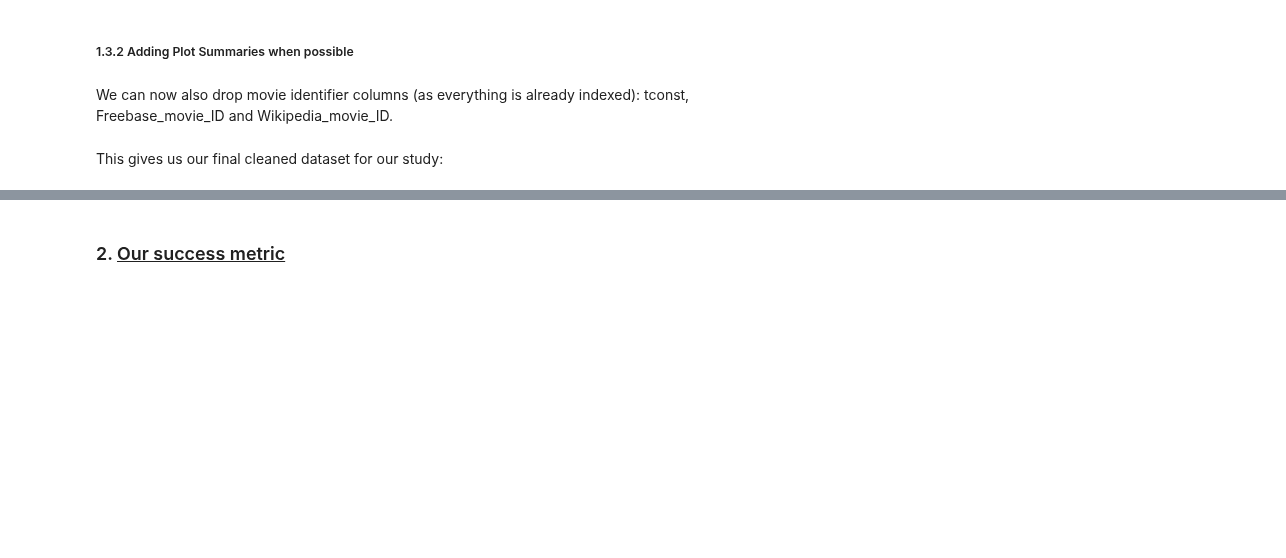
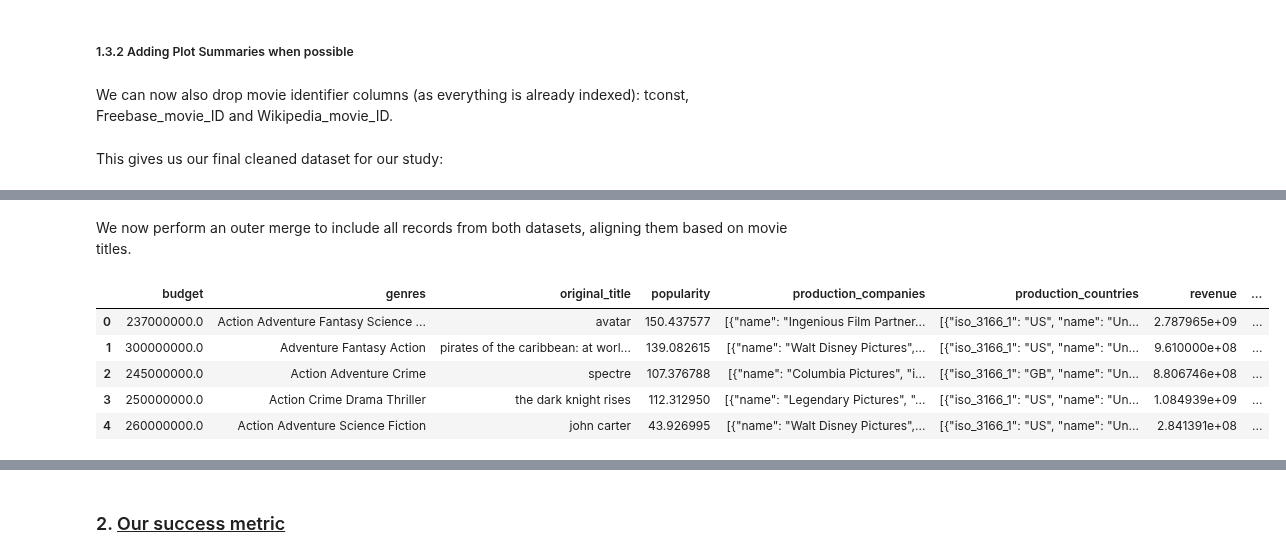
Before and after one commit to epfl-ada/ada-2024-project-kungfupandas24, a Jupyter notebook: results.ipynb, the cells around one changed output, grey strips where cells are left out. Saved outputs shown, nothing was run; the diff lists cells and outputs as text; code cells hidden in the pictures; blank space fills up the shorter version.

Commit message:
Added and merged the two datasets needed for financial analysis

```diff
--- a/results.ipynb
+++ b/results.ipynb
@@ -447,0 +456,3 @@ movie_df.head()
+# %%
+Kaggle_df = pd.read_csv("data/KaggleSingh/movie_dataset.csv", na_values="\\N", low_memory=False)
+TheNumbers_df = pd.read_csv("data/TheNumbers/tn.movie_budgets.csv", na_values="\\N", low_memory=False)
@@ -447,0 +482,5 @@ movie_df.head()
+# %%
+# Dropping the unnecessary columns.
+Kaggle_df = Kaggle_df[["budget", "genres", "original_title", "popularity", "production_companies", "production_countries", "revenue"]]
+Kaggle_df["budget"] = Kaggle_df["budget"].astype(float)
+Kaggle_df["revenue"] = Kaggle_df["revenue"].astype(float)
@@ -447,0 +496,8 @@ movie_df.head()
+# %%
+# Method to remove '$' and ',' from the financials
+def clean_currency_column(column):
+    return column.str.replace('[^\d.]', '', regex=True).astype(float)
+
+TheNumbers_df["production_budget"] = clean_currency_column(TheNumbers_df["production_budget"])
+TheNumbers_df["domestic_gross"] = clean_currency_column(TheNumbers_df["domestic_gross"])
+TheNumbers_df["worldwide_gross"] = clean_currency_column(TheNumbers_df["worldwide_gross"])
@@ -447,0 +513,17 @@ movie_df.head()
+# %% [markdown]
+We now perform an outer merge to include all records from both datasets, aligning them based on movie titles.
+# %%
+# Normalize the title columns for case insensitive matching
+Kaggle_df["original_title"] = Kaggle_df["original_title"].str.strip().str.lower()
+TheNumbers_df["movie"] = TheNumbers_df["movie"].str.strip().str.lower()
+
+# Merge both dataframes on the title columns
+merged_df = pd.merge(Kaggle_df, TheNumbers_df, left_on="original_title", right_on="movie", how='outer')
+merged_df.head()
+# %% [output]
+|  | budget | genres | original_title | popularity | production_companies | production_countries | revenue | ... |
+| 0 | 237000000.0 | Action Adventure Fantasy Science ... | avatar | 150.437577 | [{"name": "Ingenious Film Partner... | [{"iso_3166_1": "US", "name": "Un... | 2.787965e+09 | ... |
+| 1 | 300000000.0 | Adventure Fantasy Action | pirates of the caribbean: at worl... | 139.082615 | [{"name": "Walt Disney Pictures",... | [{"iso_3166_1": "US", "name": "Un... | 9.610000e+08 | ... |
+| 2 | 245000000.0 | Action Adventure Crime | spectre | 107.376788 | [{"name": "Columbia Pictures", "i... | [{"iso_3166_1": "GB", "name": "Un... | 8.806746e+08 | ... |
+| 3 | 250000000.0 | Action Crime Drama Thriller | the dark knight rises | 112.312950 | [{"name": "Legendary Pictures", "... | [{"iso_3166_1": "US", "name": "Un... | 1.084939e+09 | ... |
+| 4 | 260000000.0 | Action Adventure Science Fiction | john carter | 43.926995 | [{"name": "Walt Disney Pictures",... | [{"iso_3166_1": "US", "name": "Un... | 2.841391e+08 | ... |
```
Also changed, not shown: parts of 19 cells of this notebook.
